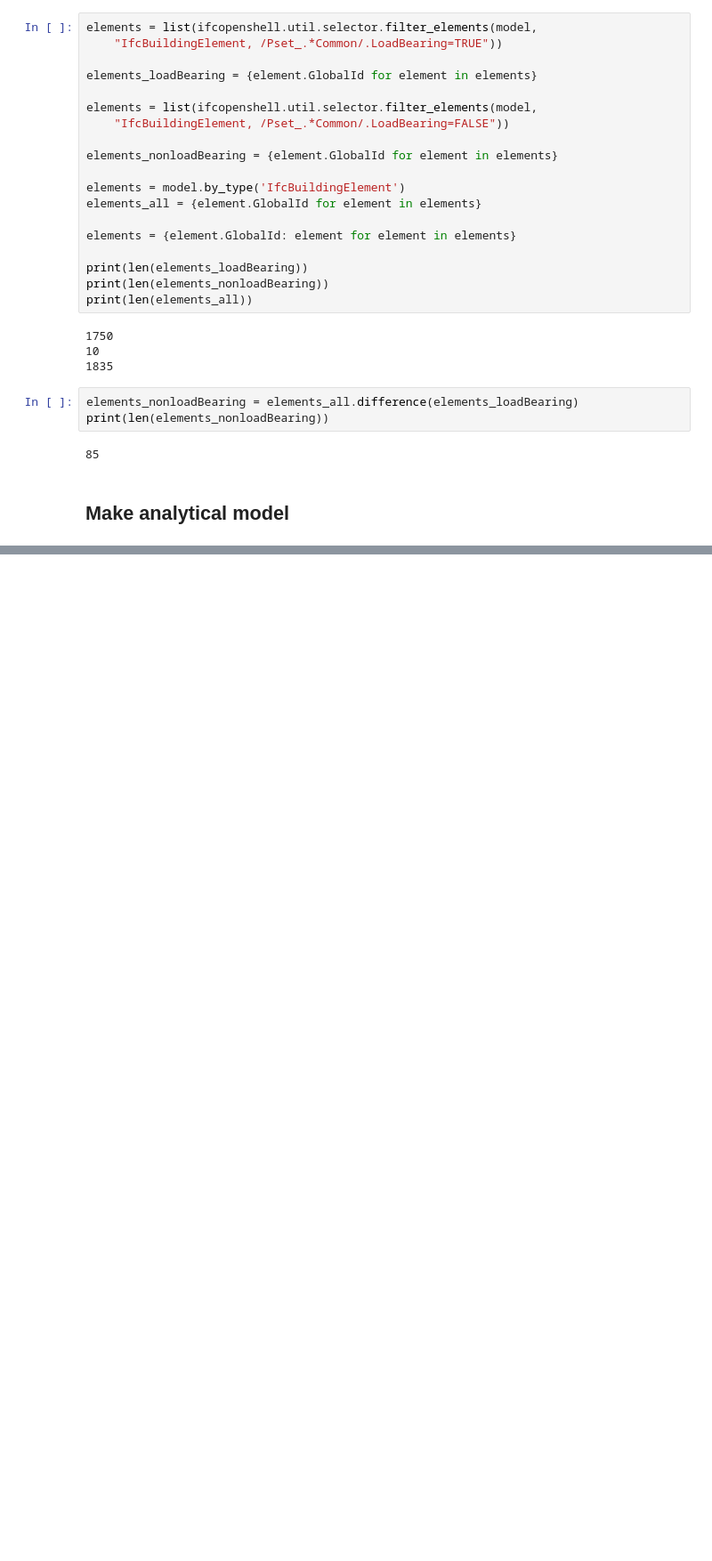
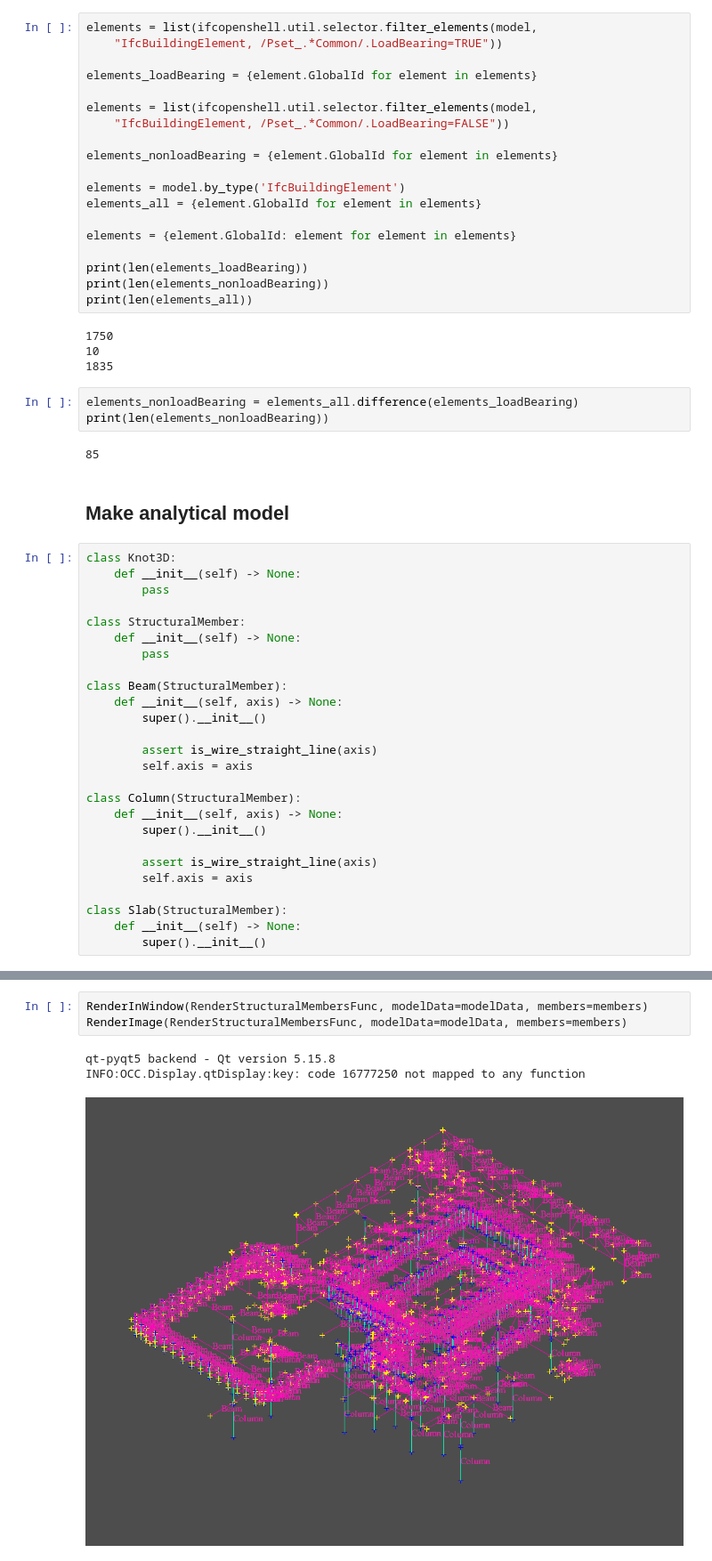
Before and after one commit to KaareH/DTU_E23_41934_Advanced-BIM, a Jupyter notebook: Assignments/A2/Simple-Analytical-Model.ipynb, the cells around one changed output, grey strips where cells are left out. Shown at 89% size. Cells and saved outputs as stored; diff of their text form; blank space fills up the shorter version.

```diff
--- a/Assignments/A2/Simple-Analytical-Model.ipynb
+++ b/Assignments/A2/Simple-Analytical-Model.ipynb
@@ -72,3 +148,29 @@ print(len(elements_nonloadBearing))
 85
 # %% [markdown]
 ## Make analytical model
+# %%
+class Knot3D:
+    def __init__(self) -> None:
+        pass
+
+class StructuralMember:
+    def __init__(self) -> None:
+        pass
+
+class Beam(StructuralMember):
+    def __init__(self, axis) -> None:
+        super().__init__()
+
+        assert is_wire_straight_line(axis)
+        self.axis = axis
+
+class Column(StructuralMember):
+    def __init__(self, axis) -> None:
+        super().__init__()
+
+        assert is_wire_straight_line(axis)
+        self.axis = axis
+
+class Slab(StructuralMember):
+    def __init__(self) -> None:
+        super().__init__()
@@ -74,0 +349,7 @@ print(len(elements_nonloadBearing))
+# %%
+RenderInWindow(RenderStructuralMembersFunc, modelData=modelData, members=members)
+RenderImage(RenderStructuralMembersFunc, modelData=modelData, members=members)
+# %% [output]
+qt-pyqt5 backend - Qt version 5.15.8
+INFO:OCC.Display.qtDisplay:key: code 16777250 not mapped to any function
+[figure, added]
```
Also changed, not shown: parts of 7 cells of this notebook.
